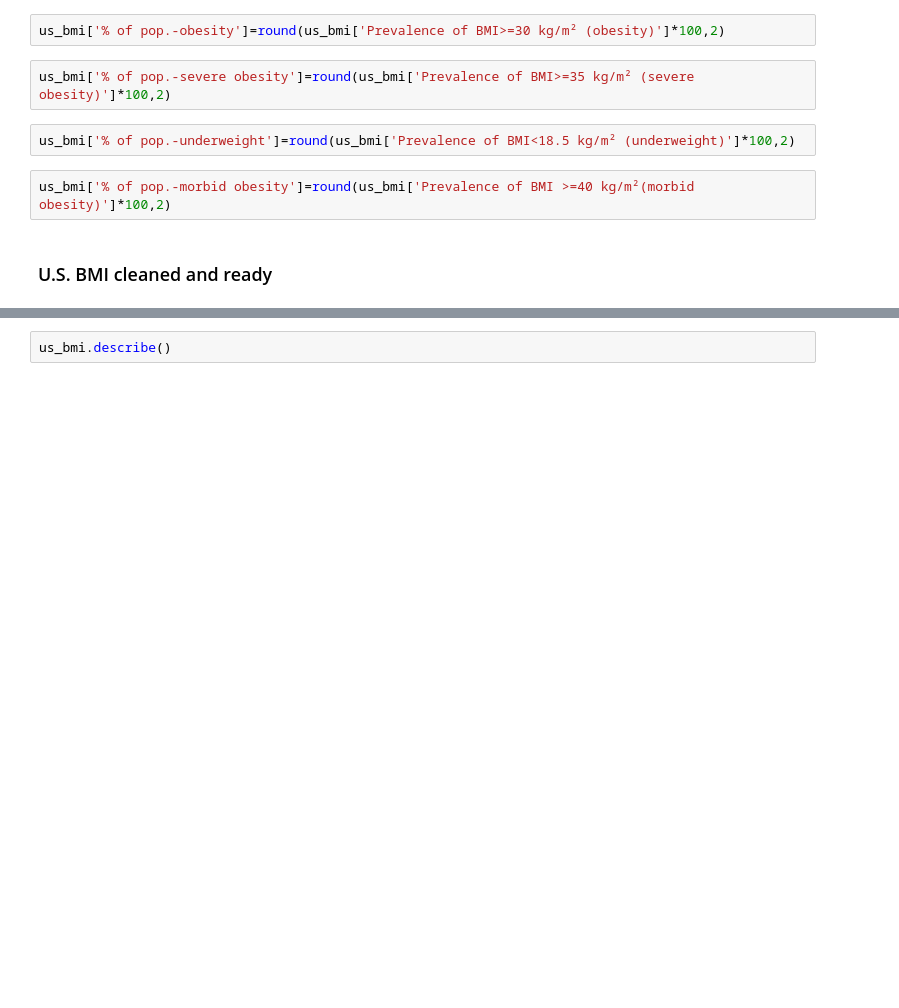
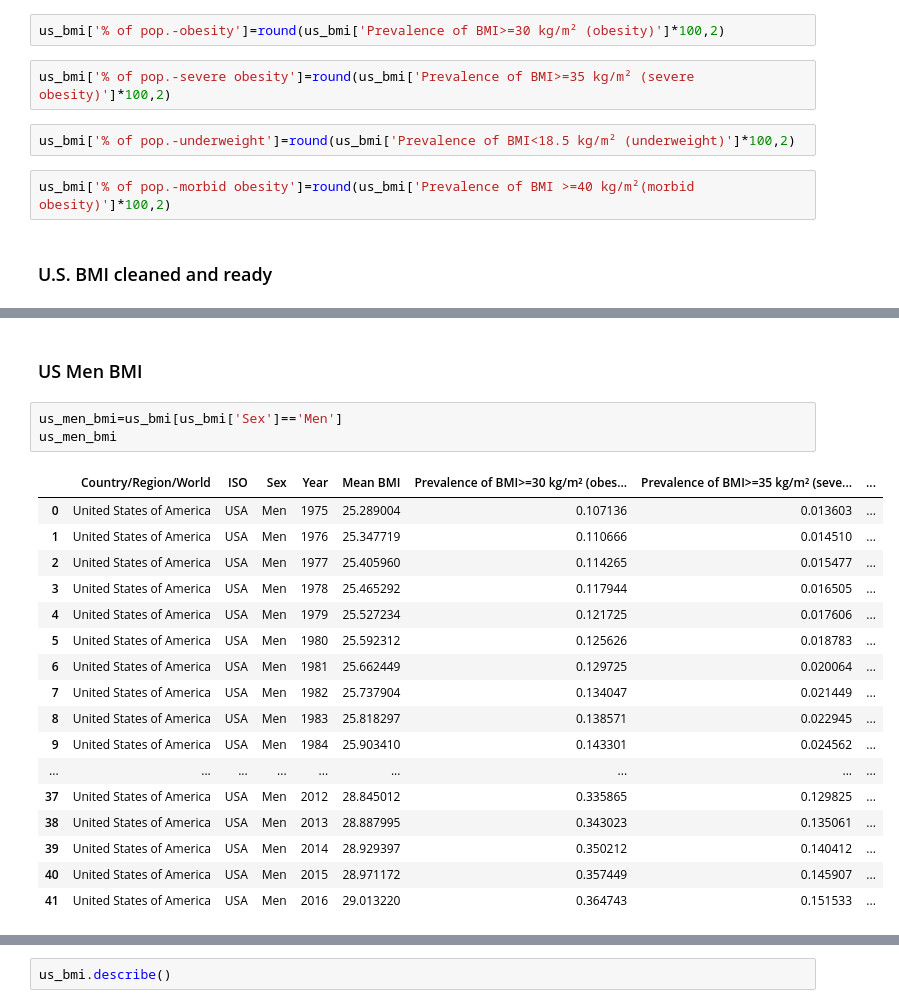
Before and after one commit to sgoolsby88/da7_capstone, a Jupyter notebook: notebooks/EDA_BMI.ipynb, the cells around one changed output, grey strips where cells are left out. Cells and saved outputs as stored; diff of their text form; blank space fills up the shorter version.

```diff
--- a/notebooks/EDA_BMI.ipynb
+++ b/notebooks/EDA_BMI.ipynb
@@ -227,3 +273,26 @@ us_bmi
 | 81 | United States of America | USA | Women | 2014 | 28.922750 | 0.369330 | 0.197538 | ... |
 | 82 | United States of America | USA | Women | 2015 | 28.996657 | 0.375475 | 0.202553 | ... |
 | 83 | United States of America | USA | Women | 2016 | 29.070706 | 0.381627 | 0.207616 | ... |
+# %% [markdown]
+### US Men BMI
+# %%
+us_men_bmi=us_bmi[us_bmi['Sex']=='Men']
+us_men_bmi
+# %% [output]
+|  | Country/Region/World | ISO | Sex | Year | Mean BMI | Prevalence of BMI>=30 kg/m² (obes... | Prevalence of BMI>=35 kg/m² (seve... | ... |
+| 0 | United States of America | USA | Men | 1975 | 25.289004 | 0.107136 | 0.013603 | ... |
+| 1 | United States of America | USA | Men | 1976 | 25.347719 | 0.110666 | 0.014510 | ... |
+| 2 | United States of America | USA | Men | 1977 | 25.405960 | 0.114265 | 0.015477 | ... |
+| 3 | United States of America | USA | Men | 1978 | 25.465292 | 0.117944 | 0.016505 | ... |
+| 4 | United States of America | USA | Men | 1979 | 25.527234 | 0.121725 | 0.017606 | ... |
+| 5 | United States of America | USA | Men | 1980 | 25.592312 | 0.125626 | 0.018783 | ... |
+| 6 | United States of America | USA | Men | 1981 | 25.662449 | 0.129725 | 0.020064 | ... |
+| 7 | United States of America | USA | Men | 1982 | 25.737904 | 0.134047 | 0.021449 | ... |
+| 8 | United States of America | USA | Men | 1983 | 25.818297 | 0.138571 | 0.022945 | ... |
+| 9 | United States of America | USA | Men | 1984 | 25.903410 | 0.143301 | 0.024562 | ... |
+| ... | ... | ... | ... | ... | ... | ... | ... | ... |
+| 37 | United States of America | USA | Men | 2012 | 28.845012 | 0.335865 | 0.129825 | ... |
+| 38 | United States of America | USA | Men | 2013 | 28.887995 | 0.343023 | 0.135061 | ... |
+| 39 | United States of America | USA | Men | 2014 | 28.929397 | 0.350212 | 0.140412 | ... |
+| 40 | United States of America | USA | Men | 2015 | 28.971172 | 0.357449 | 0.145907 | ... |
+| 41 | United States of America | USA | Men | 2016 | 29.013220 | 0.364743 | 0.151533 | ... |
```
Also changed, not shown: parts of 12 cells of this notebook, 1 other file.
